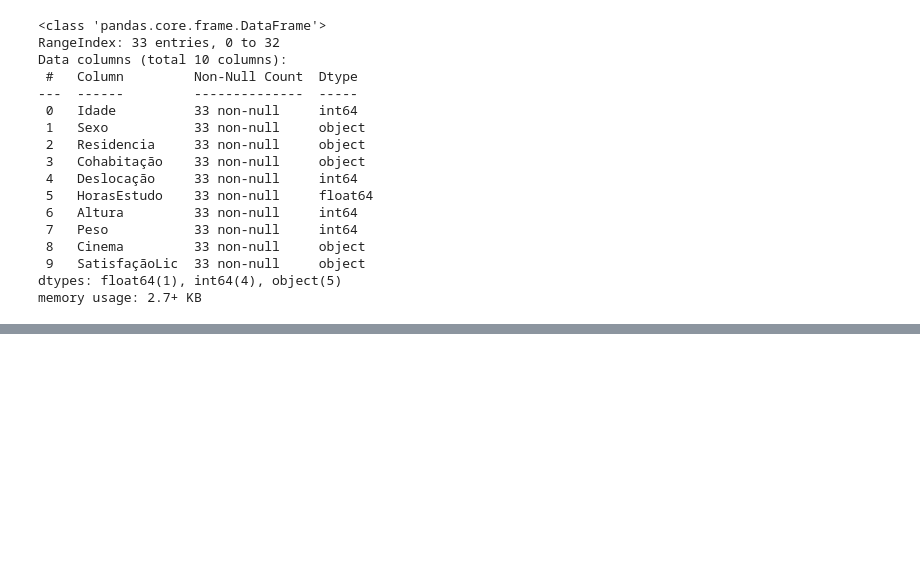
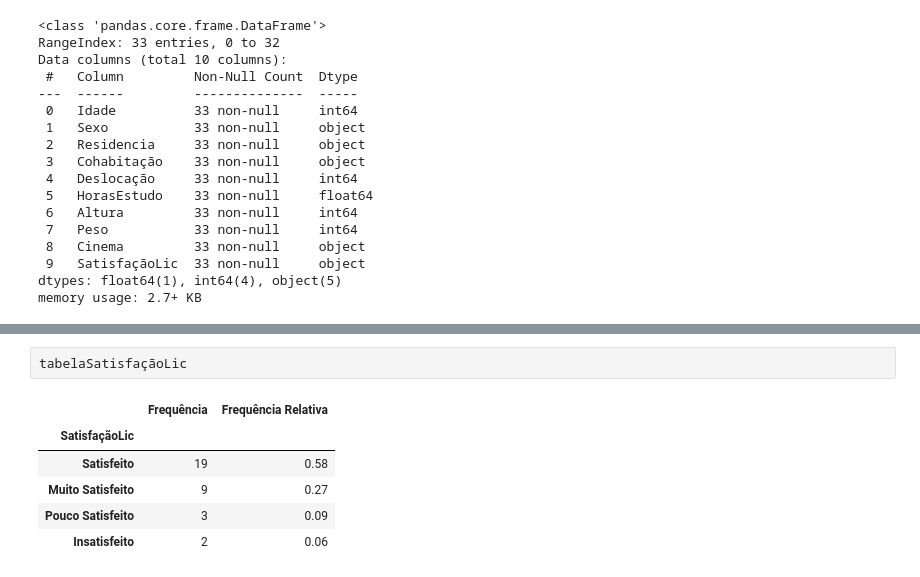
Before and after one commit to RuiRodrigues-lab/DataScienceFE, a Jupyter notebook: CP2.ipynb, the cells around one changed output, grey strips where cells are left out. Cells and saved outputs as stored; diff of their text form; blank space fills up the shorter version.

```diff
--- a/CP2.ipynb
+++ b/CP2.ipynb
@@ -117,0 +192,9 @@ Categories (4, object): ['Insatisfeito' < 'Pouco Satisfeito' < 'Satisfeito' < 'M
+# %%
+tabelaSatisfaçãoLic
+# %% [output]
+|  | Frequência | Frequência Relativa |
+| SatisfaçãoLic |  |  |
+| Satisfeito | 19 | 0.58 |
+| Muito Satisfeito | 9 | 0.27 |
+| Pouco Satisfeito | 3 | 0.09 |
+| Insatisfeito | 2 | 0.06 |
```
Also changed, not shown: parts of 5 cells of this notebook.
